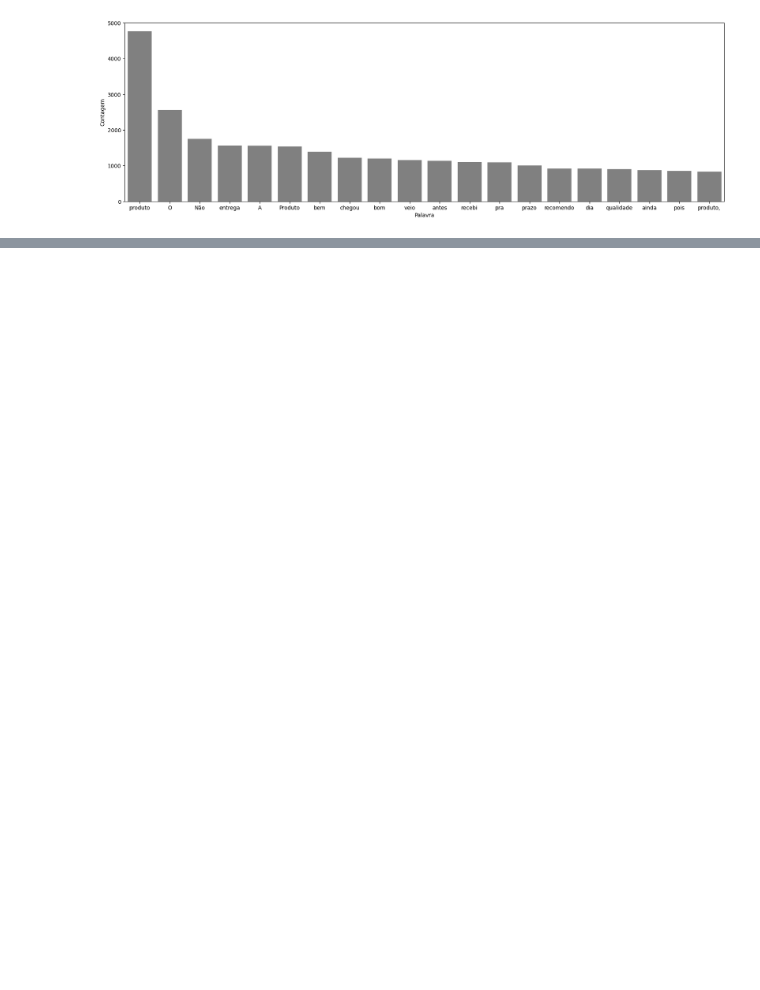
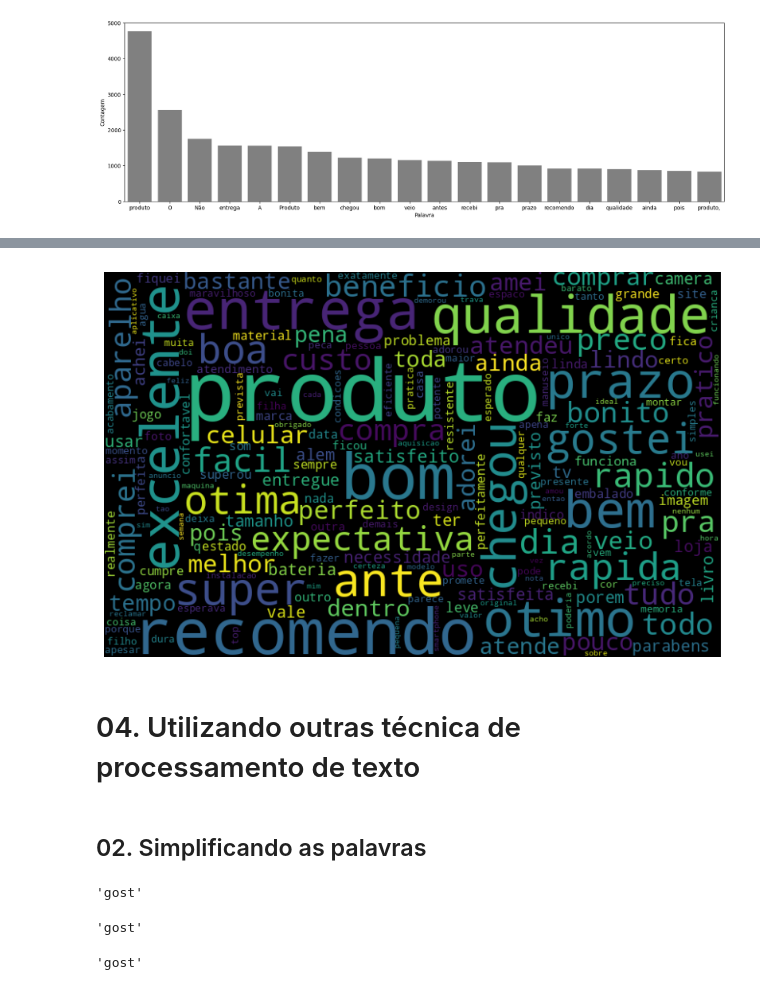
Before and after one commit to C3P0gan/Alura, a Jupyter notebook: Formacoes/NLP_com_Python/NLP_analise_de_sentimentos/analise_de_sentimentos.ipynb, the cells around one changed output, grey strips where cells are left out. Drawn from its saved outputs; the diff is of its cells as text; code cells hidden in the pictures; blank space fills up the shorter version.

```diff
--- a/Formacoes/NLP_com_Python/NLP_analise_de_sentimentos/analise_de_sentimentos.ipynb
+++ b/Formacoes/NLP_com_Python/NLP_analise_de_sentimentos/analise_de_sentimentos.ipynb
@@ -374,0 +506,22 @@ grafico_frequencia(df, 'tratamento_1', 20)
+# %%
+nuvem_palavras(df, 'tratamento_4', 'positivo')
+# %% [output]
+[figure, added]
+# %% [markdown]
+# 04. Utilizando outras técnica de processamento de texto
+# %% [markdown]
+## 02. Simplificando as palavras
+# %%
+stemmer = nltk.RSLPStemmer()
+
+stemmer.stem('gostei')
+# %% [output]
+'gost'
+# %%
+stemmer.stem('gostado')
+# %% [output]
+'gost'
+# %%
+stemmer.stem('gostou')
+# %% [output]
+'gost'
```
Also changed, not shown: parts of 71 cells of this notebook.
